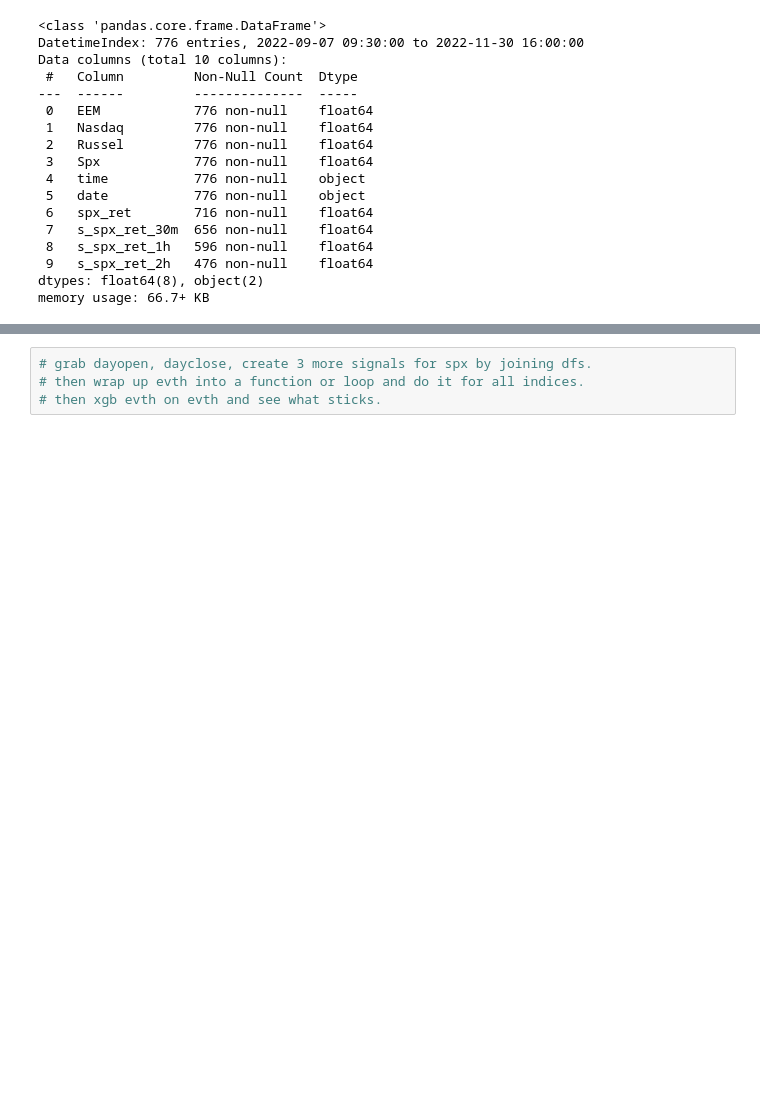
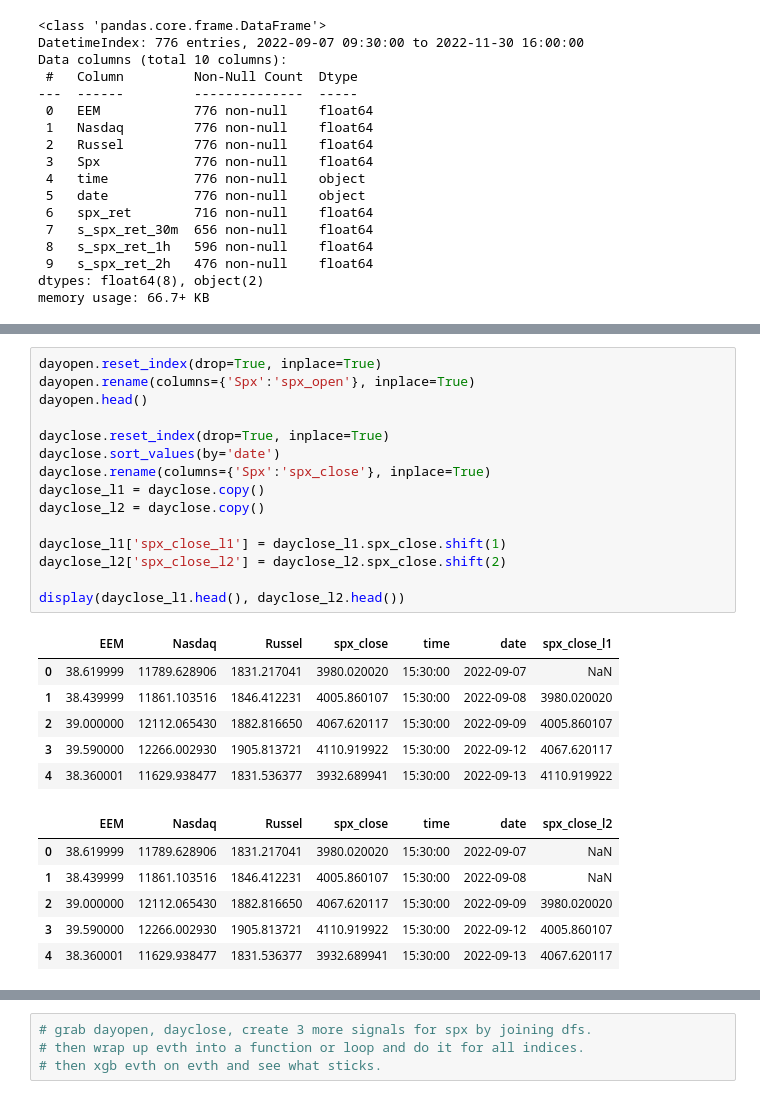
Before and after one commit to MykolaPinchuk/spg_stocks, a Jupyter notebook: t_model.ipynb, the cells around one changed output, grey strips where cells are left out. Saved outputs shown, nothing was run; the diff lists cells and outputs as text; blank space fills up the shorter version.

```diff
--- a/t_model.ipynb
+++ b/t_model.ipynb
@@ -293,0 +311,28 @@ memory usage: 66.7+ KB
+# %%
+dayopen.reset_index(drop=True, inplace=True)
+dayopen.rename(columns={'Spx':'spx_open'}, inplace=True)
+dayopen.head()
+
+dayclose.reset_index(drop=True, inplace=True)
+dayclose.sort_values(by='date')
+dayclose.rename(columns={'Spx':'spx_close'}, inplace=True)
+dayclose_l1 = dayclose.copy()
+dayclose_l2 = dayclose.copy()
+
+dayclose_l1['spx_close_l1'] = dayclose_l1.spx_close.shift(1)
+dayclose_l2['spx_close_l2'] = dayclose_l2.spx_close.shift(2)
+
+display(dayclose_l1.head(), dayclose_l2.head())
+# %% [output]
+|  | EEM | Nasdaq | Russel | spx_close | time | date | spx_close_l1 |
+| 0 | 38.619999 | 11789.628906 | 1831.217041 | 3980.020020 | 15:30:00 | 2022-09-07 | NaN |
+| 1 | 38.439999 | 11861.103516 | 1846.412231 | 4005.860107 | 15:30:00 | 2022-09-08 | 3980.020020 |
+| 2 | 39.000000 | 12112.065430 | 1882.816650 | 4067.620117 | 15:30:00 | 2022-09-09 | 4005.860107 |
+| 3 | 39.590000 | 12266.002930 | 1905.813721 | 4110.919922 | 15:30:00 | 2022-09-12 | 4067.620117 |
+| 4 | 38.360001 | 11629.938477 | 1831.536377 | 3932.689941 | 15:30:00 | 2022-09-13 | 4110.919922 |
+|  | EEM | Nasdaq | Russel | spx_close | time | date | spx_close_l2 |
+| 0 | 38.619999 | 11789.628906 | 1831.217041 | 3980.020020 | 15:30:00 | 2022-09-07 | NaN |
+| 1 | 38.439999 | 11861.103516 | 1846.412231 | 4005.860107 | 15:30:00 | 2022-09-08 | NaN |
+| 2 | 39.000000 | 12112.065430 | 1882.816650 | 4067.620117 | 15:30:00 | 2022-09-09 | 3980.020020 |
+| 3 | 39.590000 | 12266.002930 | 1905.813721 | 4110.919922 | 15:30:00 | 2022-09-12 | 4005.860107 |
+| 4 | 38.360001 | 11629.938477 | 1831.536377 | 3932.689941 | 15:30:00 | 2022-09-13 | 4067.620117 |
```
Also changed, not shown: parts of 8 cells of this notebook.
